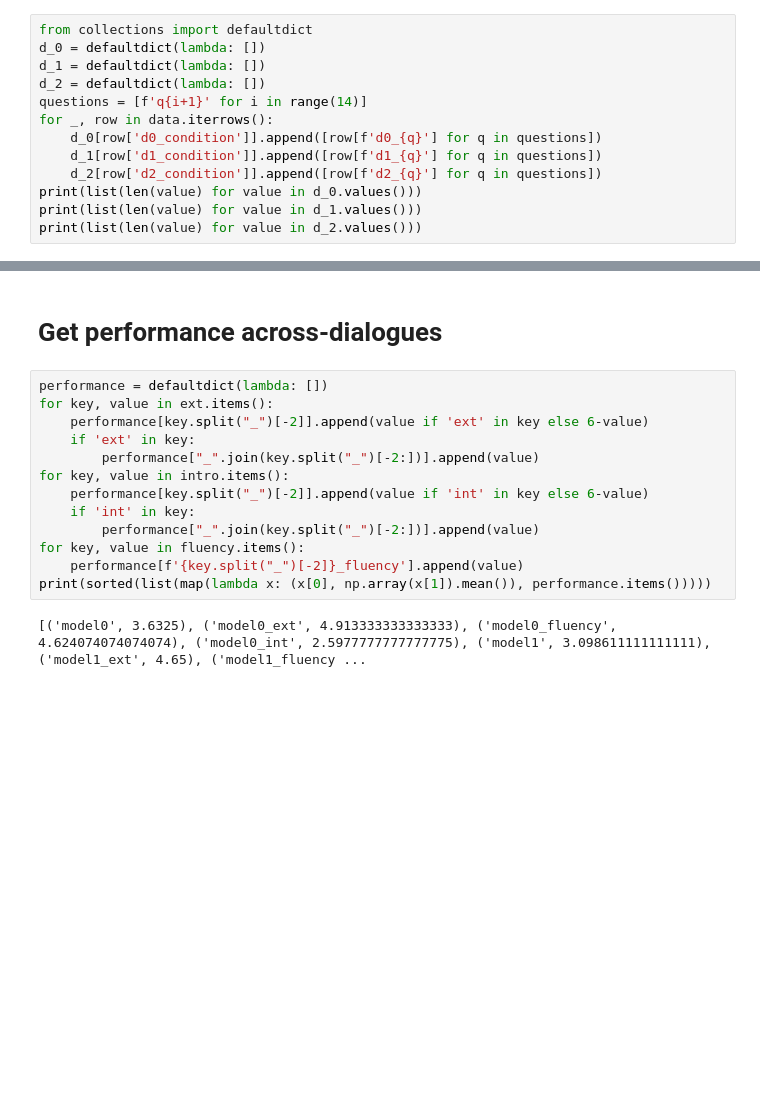
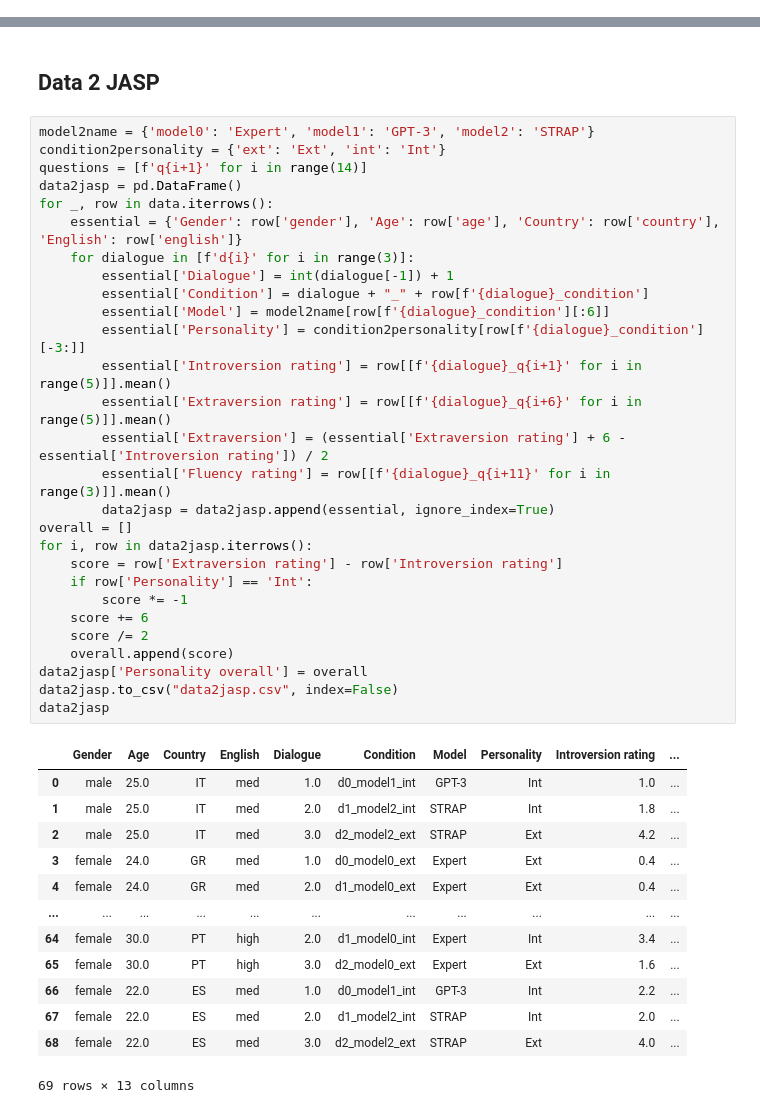
Before and after one commit to alessioGalatolo/Furhat-Personality-and-Emotions, a Jupyter notebook: pilot_data/before_jasp.ipynb, the cells around one changed output, grey strips where cells are left out. Cells and saved outputs as stored; diff of their text form; blank space fills up the shorter version.

Commit message:
Migrate pilot stats to JASP, add plots

```diff
--- a/pilot_data/basic_analysis.ipynb
+++ b/pilot_data/before_jasp.ipynb
@@ -43,16 +45,3 @@ print(f'Dropped {len(to_drop)} rows')
 data = data.drop(to_drop, axis=0)
 # %% [output]
 Dropped 5 rows
-# %%
-from collections import defaultdict
-d_0 = defaultdict(lambda: [])
-d_1 = defaultdict(lambda: [])
-d_2 = defaultdict(lambda: [])
-questions = [f'q{i+1}' for i in range(14)]
-for _, row in data.iterrows():
-    d_0[row['d0_condition']].append([row[f'd0_{q}'] for q in questions])
-    d_1[row['d1_condition']].append([row[f'd1_{q}'] for q in questions])
-    d_2[row['d2_condition']].append([row[f'd2_{q}'] for q in questions])
-print(list(len(value) for value in d_0.values()))
-print(list(len(value) for value in d_1.values()))
-print(list(len(value) for value in d_2.values()))
@@ -90,17 +48,44 @@ print(sorted(consistency.items()))
-# %% [markdown]
-# Get performance across-dialogues
-# %%
-performance = defaultdict(lambda: [])
-for key, value in ext.items():
-    performance[key.split("_")[-2]].append(value if 'ext' in key else 6-value)
-    if 'ext' in key:
-        performance["_".join(key.split("_")[-2:])].append(value)
-for key, value in intro.items():
-    performance[key.split("_")[-2]].append(value if 'int' in key else 6-value)
-    if 'int' in key:
-        performance["_".join(key.split("_")[-2:])].append(value)
-for key, value in fluency.items():
-    performance[f'{key.split("_")[-2]}_fluency'].append(value)
-print(sorted(list(map(lambda x: (x[0], np.array(x[1]).mean()), performance.items()))))
-# %% [output]
-[('model0', 3.6325), ('model0_ext', 4.913333333333333), ('model0_fluency', 4.624074074074074), ('model0_int', 2.5977777777777775), ('model1', 3.098611111111111), ('model1_ext', 4.65), ('model1_fluency ...
+# %% [markdown]
+## Data 2 JASP
+# %%
+model2name = {'model0': 'Expert', 'model1': 'GPT-3', 'model2': 'STRAP'}
+condition2personality = {'ext': 'Ext', 'int': 'Int'}
+questions = [f'q{i+1}' for i in range(14)]
+data2jasp = pd.DataFrame()
+for _, row in data.iterrows():
+    essential = {'Gender': row['gender'], 'Age': row['age'], 'Country': row['country'], 'English': row['english']}
+    for dialogue in [f'd{i}' for i in range(3)]:
+        essential['Dialogue'] = int(dialogue[-1]) + 1
+        essential['Condition'] = dialogue + "_" + row[f'{dialogue}_condition']
+        essential['Model'] = model2name[row[f'{dialogue}_condition'][:6]]
+        essential['Personality'] = condition2personality[row[f'{dialogue}_condition'][-3:]]
+        essential['Introversion rating'] = row[[f'{dialogue}_q{i+1}' for i in range(5)]].mean()
+        essential['Extraversion rating'] = row[[f'{dialogue}_q{i+6}' for i in range(5)]].mean()
+        essential['Extraversion'] = (essential['Extraversion rating'] + 6 - essential['Introversion rating']) / 2
+        essential['Fluency rating'] = row[[f'{dialogue}_q{i+11}' for i in range(3)]].mean()
+        data2jasp = data2jasp.append(essential, ignore_index=True)
+overall = []
+for i, row in data2jasp.iterrows():
+    score = row['Extraversion rating'] - row['Introversion rating']
+    if row['Personality'] == 'Int':
+        score *= -1
+    score += 6
+    score /= 2
+    overall.append(score)
+data2jasp['Personality overall'] = overall
+data2jasp.to_csv("data2jasp.csv", index=False)
+data2jasp
+# %% [output]
+|  | Gender | Age | Country | English | Dialogue | Condition | Model | Personality | Introversion rating | ... |
+| 0 | male | 25.0 | IT | med | 1.0 | d0_model1_int | GPT-3 | Int | 1.0 | ... |
+| 1 | male | 25.0 | IT | med | 2.0 | d1_model2_int | STRAP | Int | 1.8 | ... |
+| 2 | male | 25.0 | IT | med | 3.0 | d2_model2_ext | STRAP | Ext | 4.2 | ... |
+| 3 | female | 24.0 | GR | med | 1.0 | d0_model0_ext | Expert | Ext | 0.4 | ... |
+| 4 | female | 24.0 | GR | med | 2.0 | d1_model0_ext | Expert | Ext | 0.4 | ... |
+| ... | ... | ... | ... | ... | ... | ... | ... | ... | ... | ... |
+| 64 | female | 30.0 | PT | high | 2.0 | d1_model0_int | Expert | Int | 3.4 | ... |
+| 65 | female | 30.0 | PT | high | 3.0 | d2_model0_ext | Expert | Ext | 1.6 | ... |
+| 66 | female | 22.0 | ES | med | 1.0 | d0_model1_int | GPT-3 | Int | 2.2 | ... |
+| 67 | female | 22.0 | ES | med | 2.0 | d1_model2_int | STRAP | Int | 2.0 | ... |
+| 68 | female | 22.0 | ES | med | 3.0 | d2_model2_ext | STRAP | Ext | 4.0 | ... |
+69 rows × 13 columns
```
Also changed, not shown: parts of 7 cells of this notebook, 6 other files.
